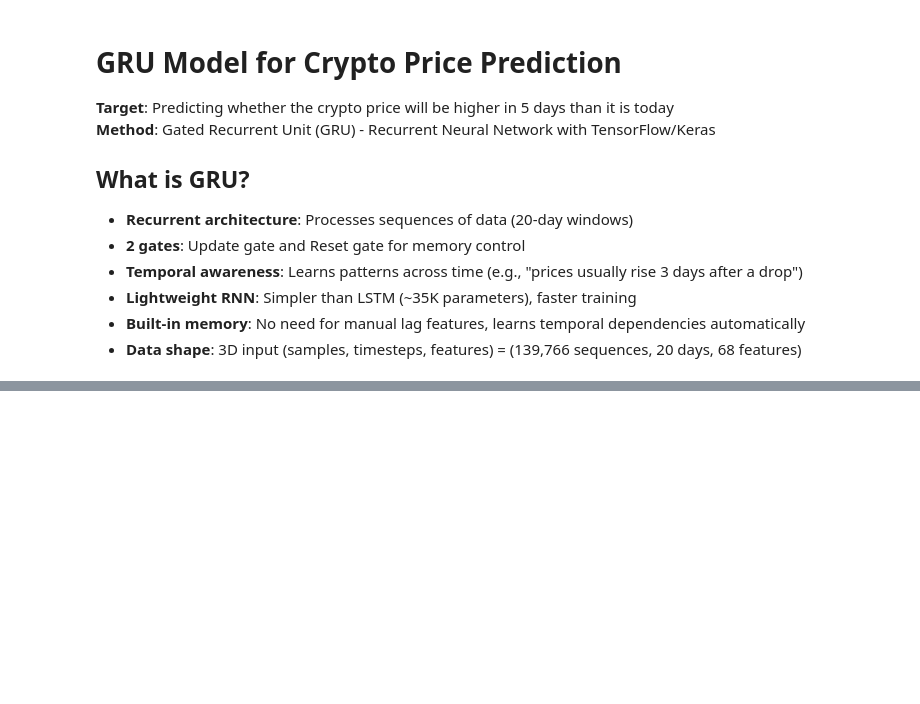
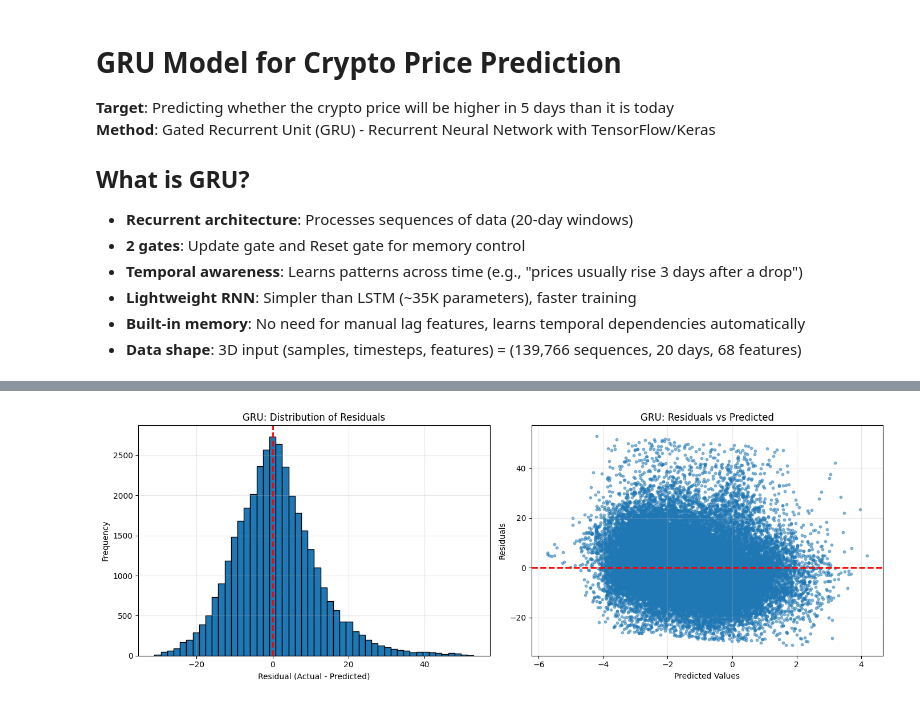
Before and after one commit to In-mil/time_series_project, a Jupyter notebook: notebooks/2_Modeling_GRU.ipynb, the cells around one changed output, grey strips where cells are left out. Saved outputs shown, nothing was run; the diff lists cells and outputs as text; code cells hidden in the pictures; blank space fills up the shorter version.

```diff
--- a/notebooks/2_Modeling_GRU.ipynb
+++ b/notebooks/2_Modeling_GRU.ipynb
@@ -465,20 +558,34 @@ plt.axvline(x=0, color='r', linestyle='--', linewidth=2)
 # %%
+# visualize final prediction - residuals
+
+# Is the error / Are the residuals random?
+#  normal distribution around 0 = ideal model
+#  distribition shifted = bias, model underestimates?
+#  heavy tails = model struggles to handle extreme outliers
+
+residuals = y_test_original - y_pred_original
+fig, axes = plt.subplots(1, 2, figsize=(14, 5))
+axes[0].hist(residuals, bins=50, edgecolor="black")
+axes[0].axvline(x=0, color="r", linestyle="--", linewidth=2)
+axes[0].set_xlabel("Residual (Actual - Predicted)")
+axes[0].set_ylabel("Frequency")
+axes[0].set_title("GRU: Distribution of Residuals")
+axes[0].grid(True, alpha=0.3)
 # visualize final prediction - residuals vs. predicted
 
 # Is the error/ Are the residuals constant?
 #  constant variance/homoscedastic = good
 #  funnel shape/heteroscedastic = bad; errors became greater at high values
 #  non-linear pattern/curved shape = model is missing a feature?
-
-plt.subplot(1, 2, 2)
-plt.scatter(y_pred_original, residuals, alpha=0.5, s=10)
-plt.xlabel('Predicted Values')
-plt.ylabel('Residuals')
-plt.title('Residuals vs Predicted')
-plt.axhline(y=0, color='r', linestyle='--', linewidth=2)
-plt.grid(True, alpha=0.3)
-
+axes[1].scatter(y_pred_original, residuals, alpha=0.5, s=10)
+axes[1].axhline(y=0, color="r", linestyle="--", linewidth=2)
+axes[1].set_xlabel("Predicted Values")
+axes[1].set_ylabel("Residuals")
+axes[1].set_title("GRU: Residuals vs Predicted")
+axes[1].grid(True, alpha=0.3)
 plt.tight_layout()
 plt.show()
+# %% [output]
+[figure, added]
 # %%
 model_gru.save('/Users/ina/Documents/spicedAcademy/time_series_project//models/model_gru.keras')
```
Also changed, not shown: parts of 17 cells of this notebook, 2 other files.
